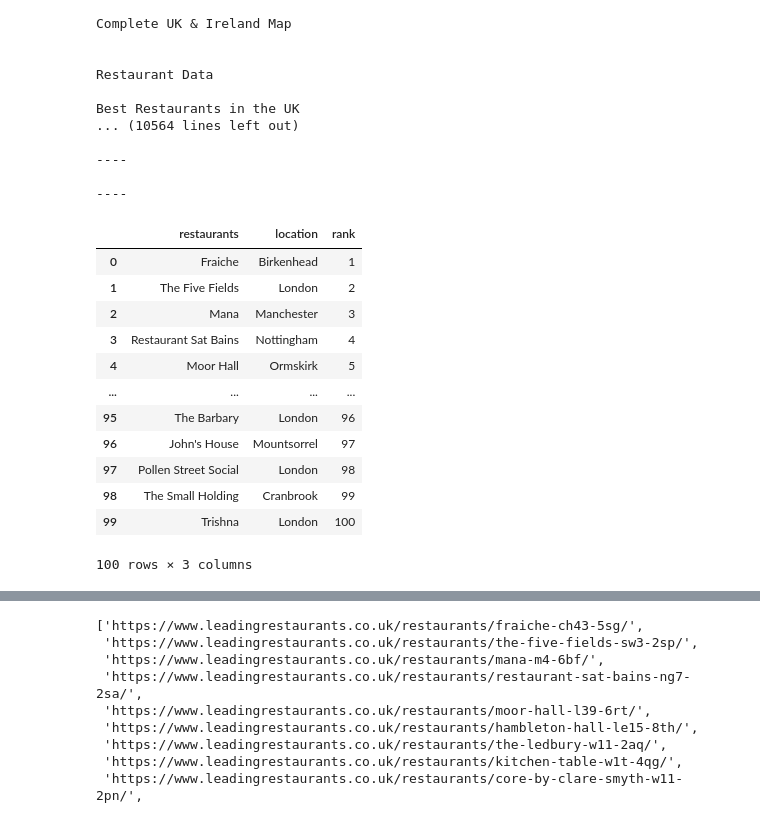
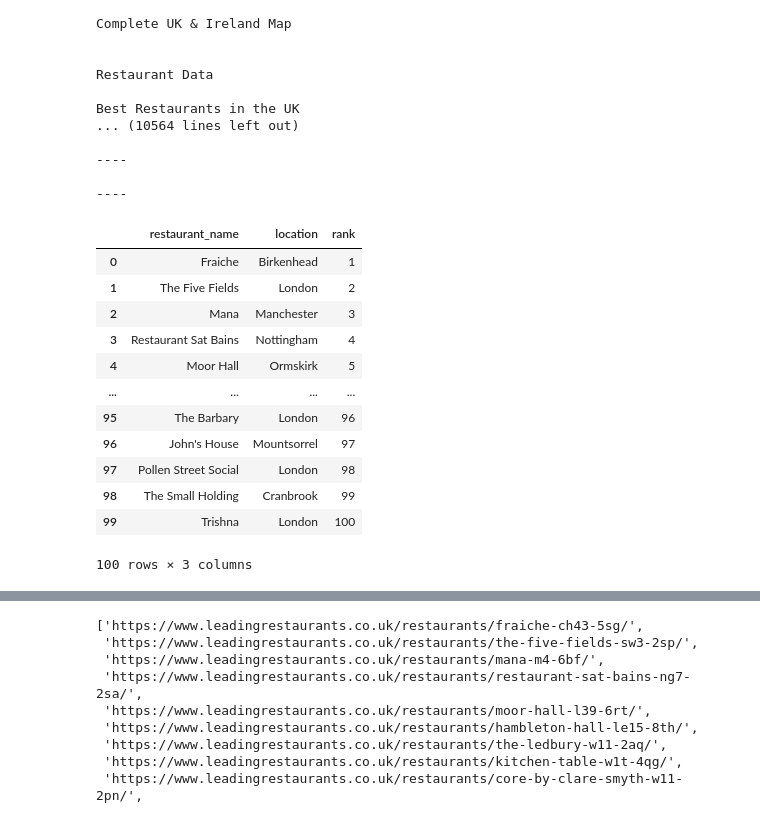
Before and after one commit to Miniy751/Visualising-Data, a Jupyter notebook: LeadingRestaurants.ipynb, the cells around one changed output, grey strips where cells are left out. Cells and saved outputs as stored; diff of their text form; code cells hidden in the pictures.

```diff
--- a/LeadingRestaurants.ipynb
+++ b/LeadingRestaurants.ipynb
@@ -88,27 +90,27 @@ Best Restaurants in the UK
 # %%
 def create_column(data, column_name: str, results):
     data[column_name] = results
     return data
 
 def find_div(class_name, soup=soup):
     return soup.find_all('div', class_=class_name)
 
 def create_list(results):
     return [res.text.strip("\n").replace("\n", "").strip(" ") for res in results]
 
 data = pd.DataFrame()
 
 class_names = ["res_name", "res_location", "top_pos"]
-columns = ["restaurants", "location", "rank"]
+columns = ["restaurant_name", "location", "rank"]
 
 for class_name, column in zip(class_names, columns):
     results = find_div(class_name)
     results = create_list(results)
     data = create_column(data, column, results)
 
 data
 # %% [output]
-|  | restaurants | location | rank |
+|  | restaurant_name | location | rank |
 | 0 | Fraiche | Birkenhead | 1 |
 | 1 | The Five Fields | London | 2 |
 | 2 | Mana | Manchester | 3 |
```
Also changed, not shown: parts of 17 cells of this notebook.
